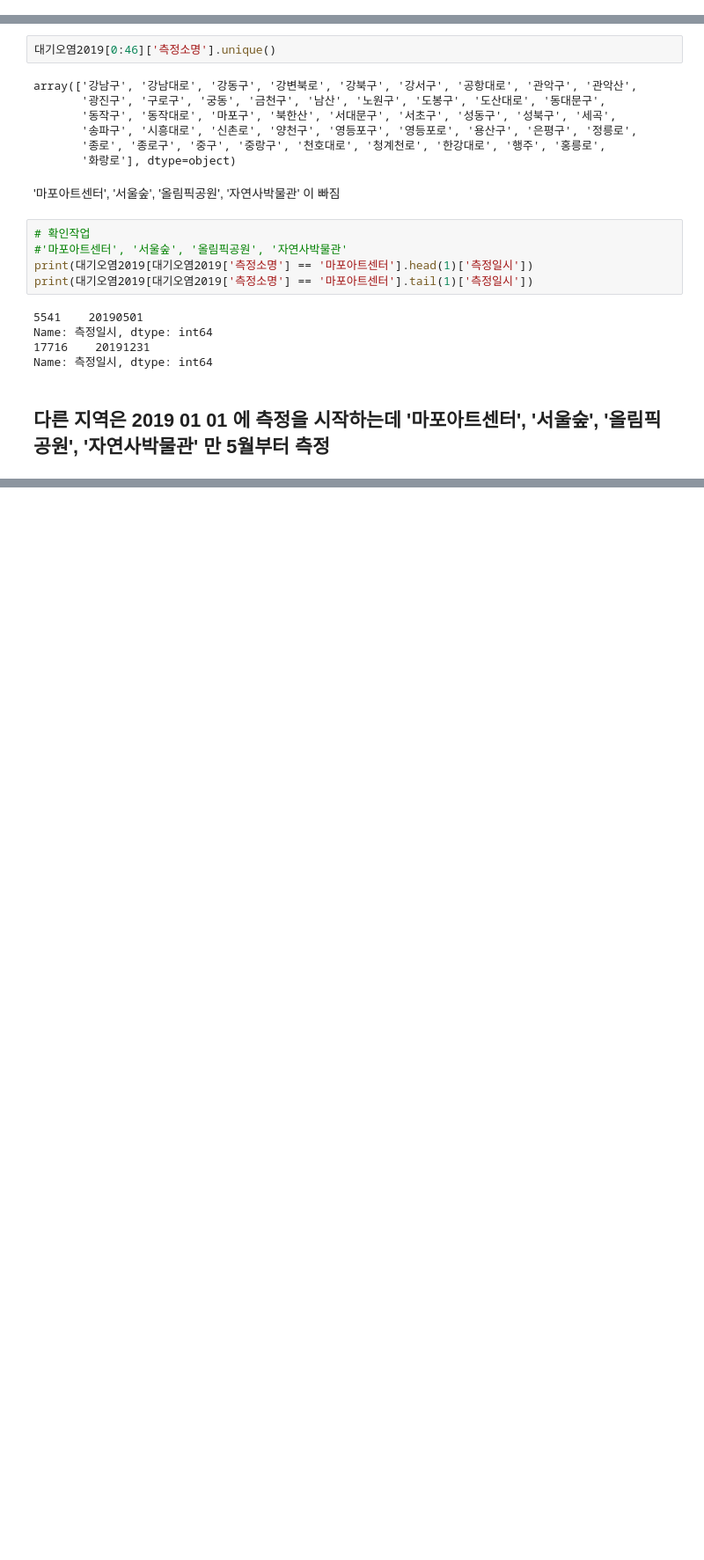
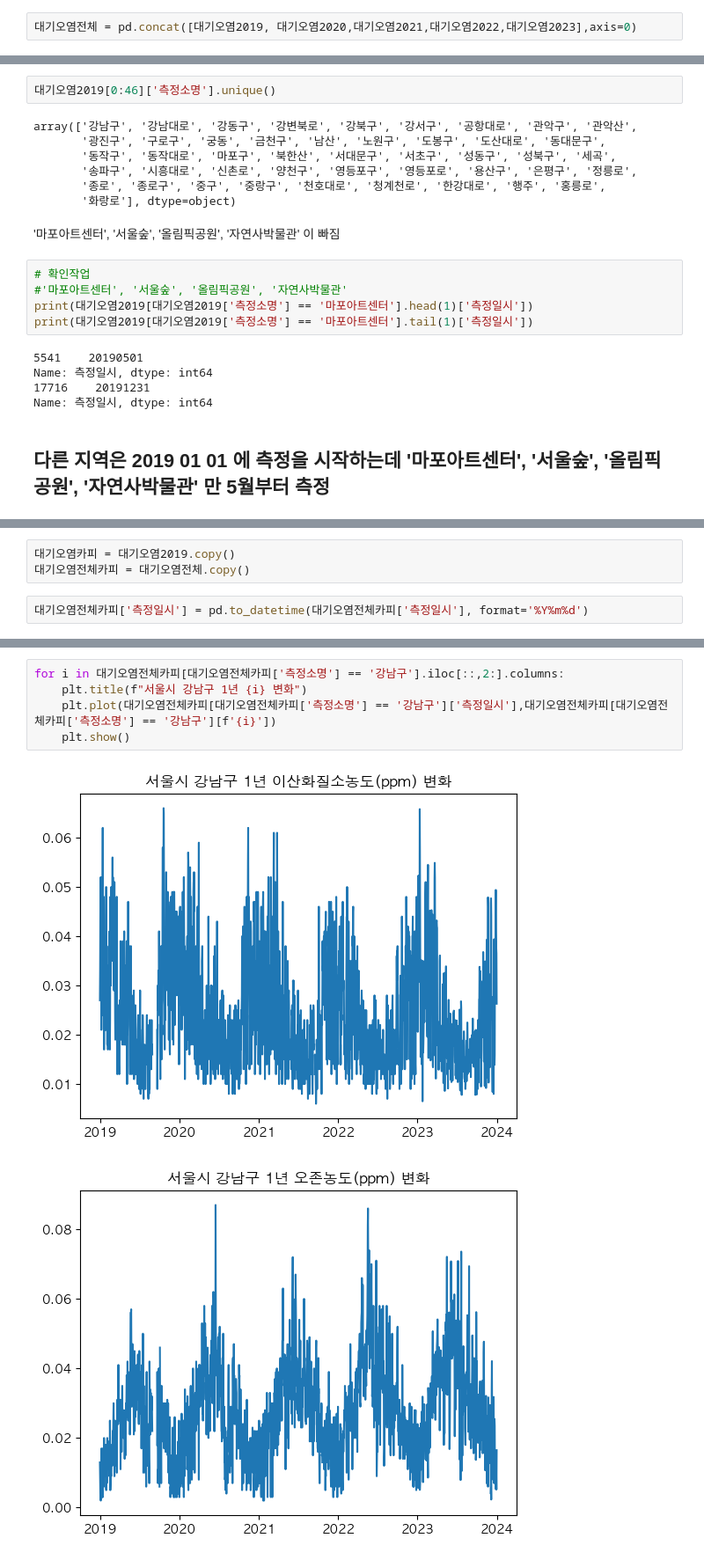
Before and after one commit to CodeArt-Team/MLcompetetion, a Jupyter notebook: 공모전/서울GovTech/생활환경개선/데이터보기.ipynb, the cells around one changed output, grey strips where cells are left out. Shown at 88% size. Drawn from its saved outputs; the diff is of its cells as text; blank space fills up the shorter version.

```diff
--- a/공모전/서울GovTech/생활환경개선/데이터보기.ipynb
+++ b/공모전/서울GovTech/생활환경개선/데이터보기.ipynb
@@ -43,6 +43,8 @@ else:
 대기오염2021 = pd.read_csv("./데이터파일/서울특별시 미세먼지 데이터(5개년)/일별평균대기오염도_2021.csv",encoding='EUC-KR')
 대기오염2022 = pd.read_csv("./데이터파일/서울특별시 미세먼지 데이터(5개년)/일별평균대기오염도_2022.csv",encoding='EUC-KR')
 대기오염2023 = pd.read_csv("./데이터파일/서울특별시 미세먼지 데이터(5개년)/일별평균대기오염도_2023.csv",encoding='EUC-KR')
+# %%
+대기오염전체 = pd.concat([대기오염2019, 대기오염2020,대기오염2021,대기오염2022,대기오염2023],axis=0)
 # %%
 에너지2019 = pd.read_csv("./데이터파일/서울특별시 에너지사용량 데이터(5개년)/ECO_DATA_TOTAL_STATS_2019.csv",encoding='EUC-KR')
 에너지2020 = pd.read_csv("./데이터파일/서울특별시 에너지사용량 데이터(5개년)/ECO_DATA_TOTAL_STATS_2020.csv",encoding='EUC-KR')
@@ -167,0 +149,5 @@ Name: 측정일시, Length: 365, dtype: int64
+# %%
+대기오염카피 = 대기오염2019.copy()
+대기오염전체카피 = 대기오염전체.copy()
+# %%
+대기오염전체카피['측정일시'] = pd.to_datetime(대기오염전체카피['측정일시'], format='%Y%m%d')
@@ -167,0 +162,8 @@ Name: 측정일시, Length: 365, dtype: int64
+# %%
+for i in 대기오염전체카피[대기오염전체카피['측정소명'] == '강남구'].iloc[::,2:].columns:
+    plt.title(f"서울시 강남구 1년 {i} 변화")
+    plt.plot(대기오염전체카피[대기오염전체카피['측정소명'] == '강남구']['측정일시'],대기오염전체카피[대기오염전체카피['측정소명'] == '강남구'][f'{i}'])
+    plt.show()
+# %% [output]
+[figure, added]
+[figure, added]
```
Also changed, not shown: parts of 10 cells of this notebook.
